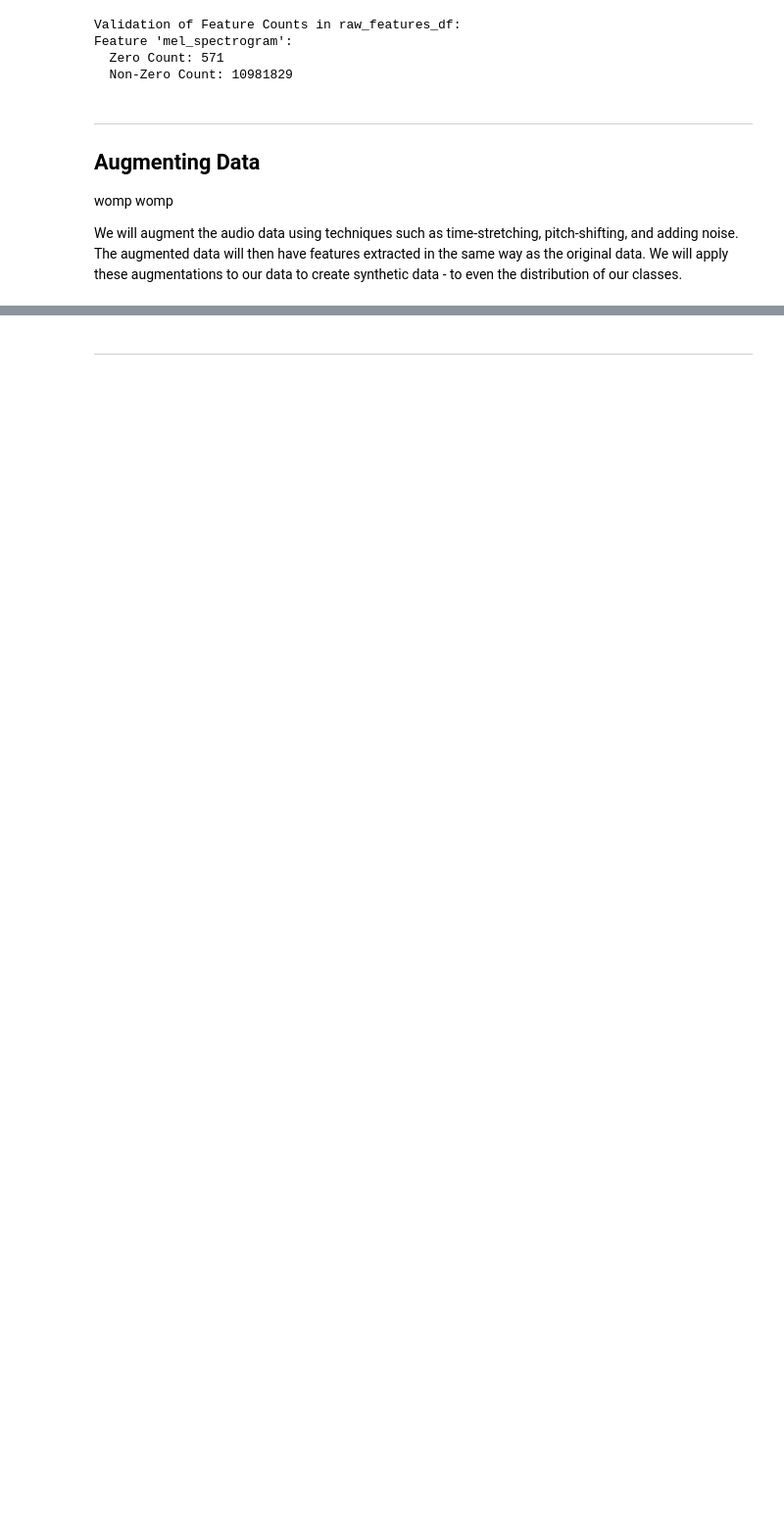
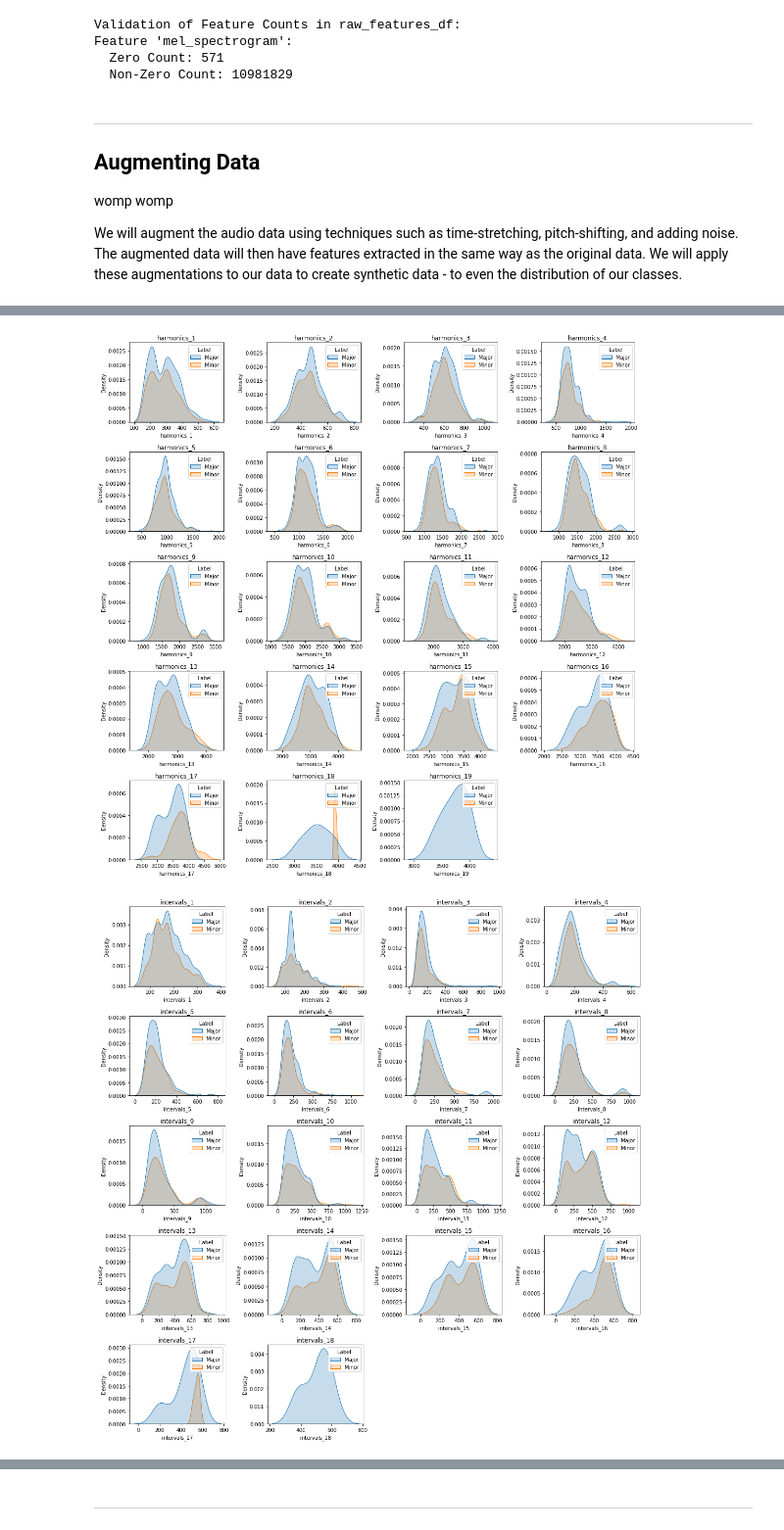
Before and after one commit to woodenikki/chord-classification, a Jupyter notebook: workbook.ipynb, the cells around one changed output, grey strips where cells are left out. Shown at 98% size. Drawn from its saved outputs; the diff is of its cells as text; code cells hidden in the pictures; blank space fills up the shorter version.

```diff
--- a/workbook.ipynb
+++ b/workbook.ipynb
@@ -791,7 +490,8 @@ feature_toggles = {
     'spectral_centroid': True,
     'zero_crossing_rate': True,
     'harmonics': True,
-    'mel_spectrogram': True
+    'mel_spectrogram': True,
+    'harmonic_ratios': True
 }
 
 # Extract Features for All Data
@@ -1319,0 +789,12 @@ y_test = test_df['Label']
+# %%
+# Filter Harmonic and Interval Columns for Analysis
+harmonic_columns = [col for col in expanded_raw_features_df.columns if 'harmonics_' in col]
+interval_columns = [col for col in expanded_raw_features_df.columns if 'intervals_' in col]
+
+# Check if there are any harmonic columns
+if len(harmonic_columns) == 0:
+    print("No harmonic columns found after expansion. Please check the feature extraction process.")
+else:
+    # Summary statistics for harmonics
+    harmonic_summary = expanded_raw_features_df[harmonic_columns].describe()
+    print("Harmonic Summary Statistics:\n", harmonic_summary)
@@ -1319,0 +819,46 @@ y_test = test_df['Label']
+# %%
+# Filter out columns that have zero variance
+harmonic_columns_with_variance = [col for col in harmonic_columns if expanded_raw_features_df[col].var() > 0]
+interval_columns_with_variance = [col for col in interval_columns if expanded_raw_features_df[col].var() > 0]
+# %%
+# Determine the number of columns and rows for plotting
+num_cols = 4
+num_rows = int(np.ceil(len(harmonic_columns_with_variance) / num_cols))
+
+# Loop through each harmonic and plot the distributions
+fig, axes = plt.subplots(num_rows, num_cols, figsize=(15, num_rows * 3))
+axes = axes.flatten()  # Flatten axes for easier iteration
+
+for i, col in enumerate(harmonic_columns_with_variance):
+    sns.kdeplot(ax=axes[i], data=expanded_raw_features_df, x=col, hue="Label", fill=True)
+    axes[i].set_title(col)
+
+# Hide extra subplots if necessary
+for j in range(i + 1, len(axes)):
+    fig.delaxes(axes[j])
+
+fig.tight_layout()
+plt.show()
+
+# Plotting distributions for intervals
+num_cols = 4
+num_rows = int(np.ceil(len(interval_columns_with_variance) / num_cols))
+
+# Create subplots
+fig, axes = plt.subplots(num_rows, num_cols, figsize=(15, num_rows * 3))
+axes = axes.flatten()
+
+# Loop through each interval column and plot the distributions
+for i, col in enumerate(interval_columns_with_variance):
+    sns.kdeplot(ax=axes[i], data=expanded_raw_features_df, x=col, hue="Label", fill=True)
+    axes[i].set_title(col)
+
+# Hide extra subplots if necessary
+for j in range(i + 1, len(axes)):
+    fig.delaxes(axes[j])
+
+fig.tight_layout()
+plt.show()
+# %% [output]
+[figure, added]
+[figure, added]
```
Also changed, not shown: parts of 66 cells of this notebook, 1 other file.
